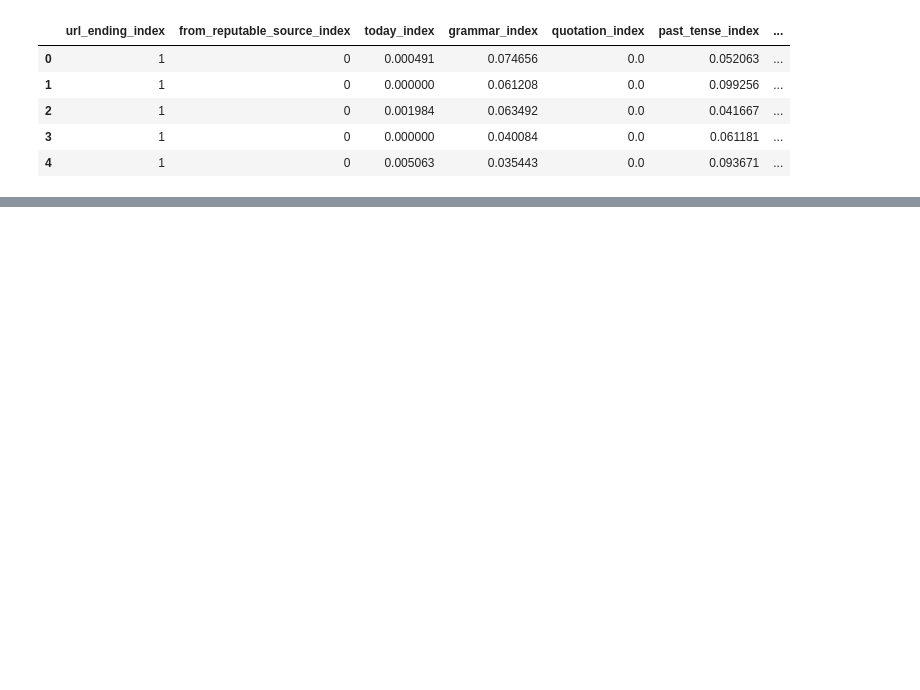
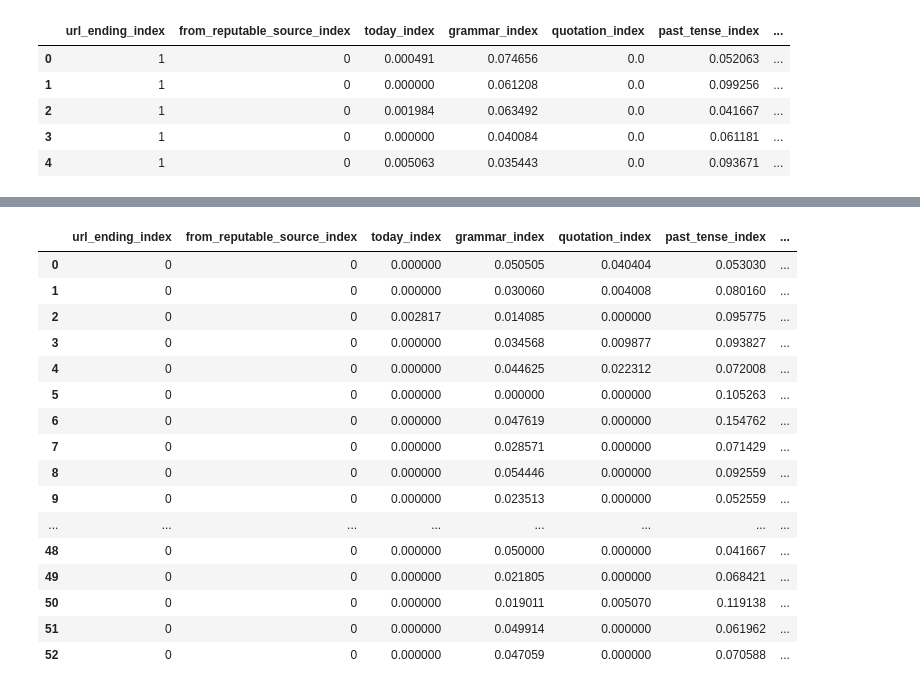
Before and after one commit to lethaiq/SysFake-1, a Jupyter notebook: notebooks/data_scrape.ipynb, the cells around one changed output, grey strips where cells are left out. Cells and saved outputs as stored; diff of their text form; code cells hidden in the pictures; blank space fills up the shorter version.

Commit message:
Estimate performance ceiling, SGD trials, setup human test set data

```diff
--- a/notebooks/data_scrape.ipynb
+++ b/notebooks/data_scrape.ipynb
@@ -285,3 +291,7 @@ corrections_vectors.head()
 | 2 | 1 | 0 | 0.001984 | 0.063492 | 0.0 | 0.041667 | ... |
 | 3 | 1 | 0 | 0.000000 | 0.040084 | 0.0 | 0.061181 | ... |
 | 4 | 1 | 0 | 0.005063 | 0.035443 | 0.0 | 0.093671 | ... |
+# %%
+d_test = pd.read_csv('./data/human_test_articles.csv')
+d_test = d_test.drop('Citizen Journalism', axis=1)
+d_test.head()
@@ -287,0 +305,8 @@ corrections_vectors.head()
+# %%
+d_test_final = dict(real=d_test['Real news'].dropna(),
+                    fake=d_test['False news'].dropna(),
+                    opinion=d_test['Opinion'].dropna(),
+                    polarized=d_test['Polarized'].dropna(),
+                    satire=d_test['Satire'].dropna(),
+                    promotional=pd.concat([d_test['Native Ads:'], d_test['Press Release:']]).dropna().reset_index(drop=True),
+                    correction=d_test['Misreporting'].dropna())
@@ -287,0 +333,30 @@ corrections_vectors.head()
+# %%
+human_set_vectors = {}
+for label, url_series in d_test_final.items():
+        human_set_vectors[label] = url_series.apply(lambda j: fe.ArticleVector(url=j).vector)
+# %%
+vectors_labeled = []
+for label, vec_series in human_set_vectors.items():
+    for vector in vec_series:
+        vectors_labeled.append(vector + [CLASS_DICT[label]])
+# %%
+d_human = pd.DataFrame(vectors_labeled, columns=feats)
+d_human
+# %% [output]
+|  | url_ending_index | from_reputable_source_index | today_index | grammar_index | quotation_index | past_tense_index | ... |
+| 0 | 0 | 0 | 0.000000 | 0.050505 | 0.040404 | 0.053030 | ... |
+| 1 | 0 | 0 | 0.000000 | 0.030060 | 0.004008 | 0.080160 | ... |
+| 2 | 0 | 0 | 0.002817 | 0.014085 | 0.000000 | 0.095775 | ... |
+| 3 | 0 | 0 | 0.000000 | 0.034568 | 0.009877 | 0.093827 | ... |
+| 4 | 0 | 0 | 0.000000 | 0.044625 | 0.022312 | 0.072008 | ... |
+| 5 | 0 | 0 | 0.000000 | 0.000000 | 0.000000 | 0.105263 | ... |
+| 6 | 0 | 0 | 0.000000 | 0.047619 | 0.000000 | 0.154762 | ... |
+| 7 | 0 | 0 | 0.000000 | 0.028571 | 0.000000 | 0.071429 | ... |
+| 8 | 0 | 0 | 0.000000 | 0.054446 | 0.000000 | 0.092559 | ... |
+| 9 | 0 | 0 | 0.000000 | 0.023513 | 0.000000 | 0.052559 | ... |
+| ... | ... | ... | ... | ... | ... | ... | ... |
+| 48 | 0 | 0 | 0.000000 | 0.050000 | 0.000000 | 0.041667 | ... |
+| 49 | 0 | 0 | 0.000000 | 0.021805 | 0.000000 | 0.068421 | ... |
+| 50 | 0 | 0 | 0.000000 | 0.019011 | 0.005070 | 0.119138 | ... |
+| 51 | 0 | 0 | 0.000000 | 0.049914 | 0.000000 | 0.061962 | ... |
+| 52 | 0 | 0 | 0.000000 | 0.047059 | 0.000000 | 0.070588 | ... |
```
Also changed, not shown: parts of 12 cells of this notebook, 4 other files.
